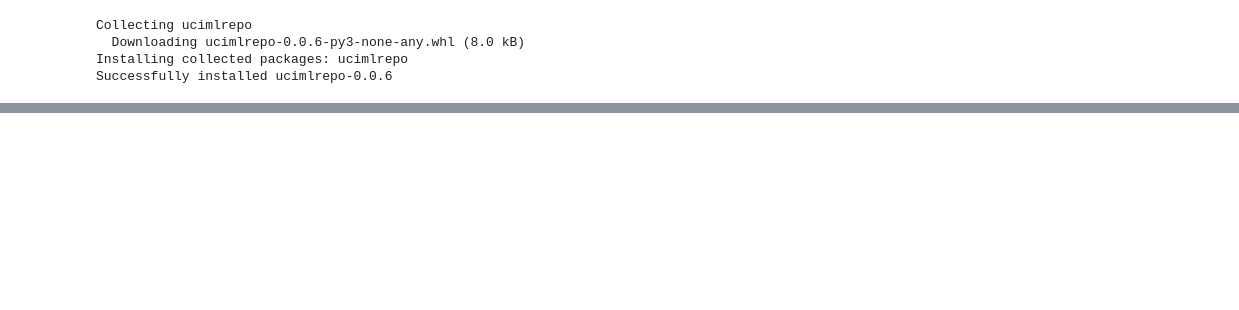
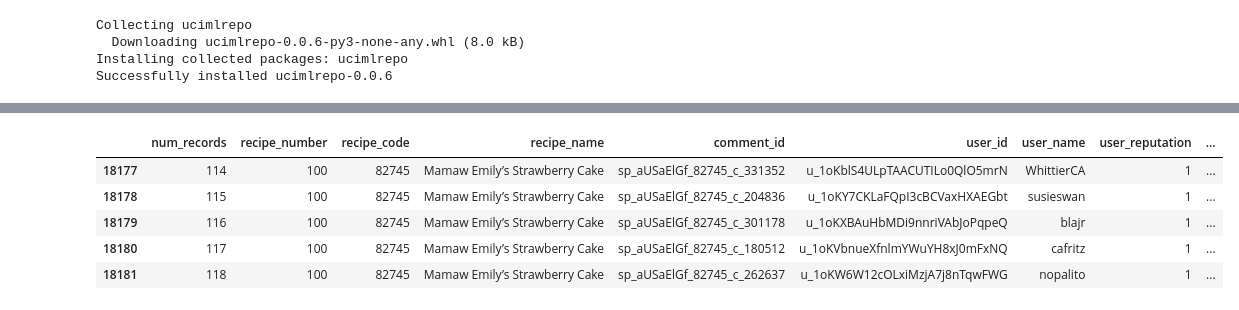
Before and after one commit to MatthewK84/Python-Code, a Jupyter notebook: Recipe_Review.ipynb, the cells around one changed output, grey strips where cells are left out. Cells and saved outputs as stored; diff of their text form; code cells hidden in the pictures; blank space fills up the shorter version.

```diff
--- a/Recipe_Review.ipynb
+++ b/Recipe_Review.ipynb
@@ -24,0 +67,9 @@ print(recipe_reviews_and_user_feedback.variables)
+# %%
+X.tail()
+# %% [output]
+|  | num_records | recipe_number | recipe_code | recipe_name | comment_id | user_id | user_name | user_reputation | ... |
+| 18177 | 114 | 100 | 82745 | Mamaw Emily’s Strawberry Cake | sp_aUSaElGf_82745_c_331352 | u_1oKblS4ULpTAACUTILo0QlO5mrN | WhittierCA | 1 | ... |
+| 18178 | 115 | 100 | 82745 | Mamaw Emily’s Strawberry Cake | sp_aUSaElGf_82745_c_204836 | u_1oKY7CKLaFQpI3cBCVaxHXAEGbt | susieswan | 1 | ... |
+| 18179 | 116 | 100 | 82745 | Mamaw Emily’s Strawberry Cake | sp_aUSaElGf_82745_c_301178 | u_1oKXBAuHbMDi9nnriVAbJoPqpeQ | blajr | 1 | ... |
+| 18180 | 117 | 100 | 82745 | Mamaw Emily’s Strawberry Cake | sp_aUSaElGf_82745_c_180512 | u_1oKVbnueXfnlmYWuYH8xJ0mFxNQ | cafritz | 1 | ... |
+| 18181 | 118 | 100 | 82745 | Mamaw Emily’s Strawberry Cake | sp_aUSaElGf_82745_c_262637 | u_1oKW6W12cOLxiMzjA7j8nTqwFWG | nopalito | 1 | ... |
```
Also changed, not shown: parts of 4 cells of this notebook.
